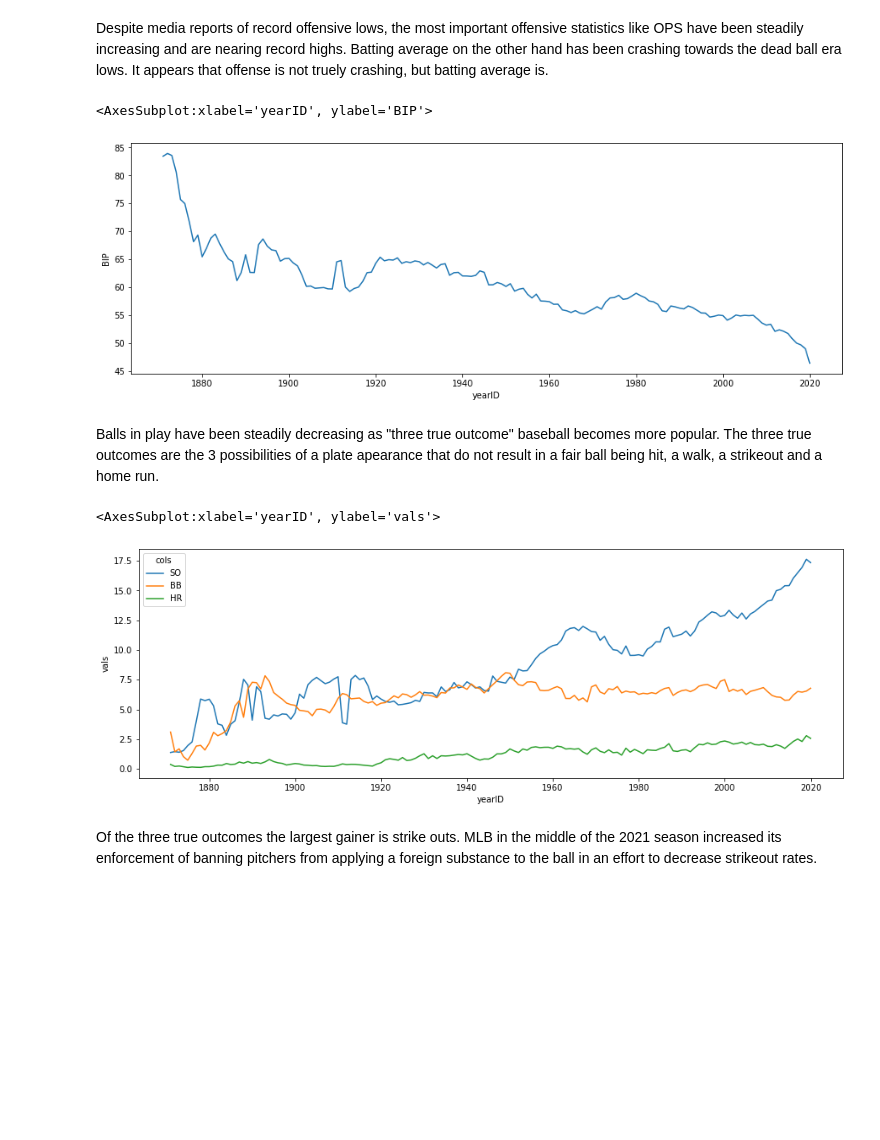
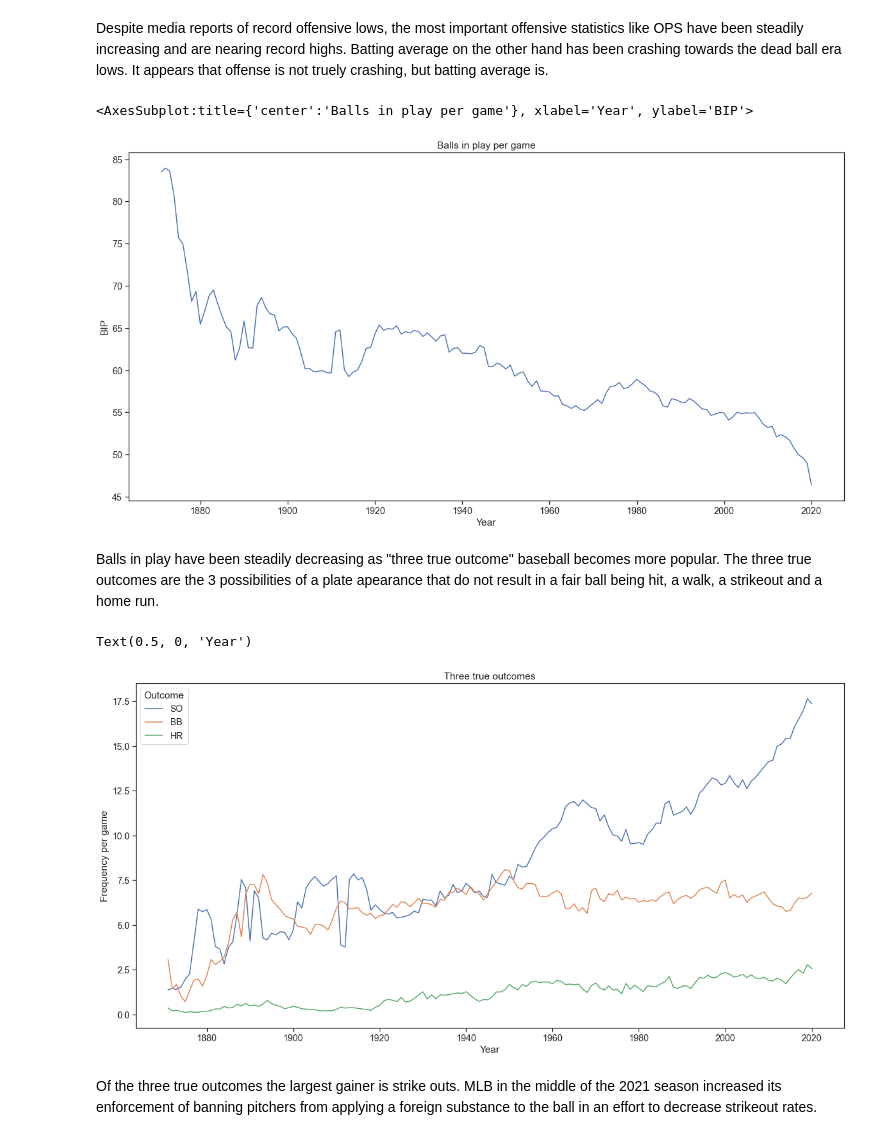
Before and after one commit to data301-2021-winter1/project-group37-project, a Jupyter notebook: notebooks/analysis1.ipynb, the cells around one changed output. Saved outputs shown, nothing was run; the diff lists cells and outputs as text; code cells hidden in the pictures; blank space fills up the shorter version.

```diff
--- a/notebooks/analysis1.ipynb
+++ b/notebooks/analysis1.ipynb
@@ -287,6 +770,4 @@ bat = batting_load_and_process('../data/raw/Batting.csv')
 pitch = pitching_load_and_process('../data/raw/Pitching.csv')
 clean = merge_batting_pitching(bat, pitch)
 norm = normal_data(clean)
-per_game = clean.div(clean['games'], axis = 0)
-per_game[['decade', 'games', 'yearID']] = clean[['decade', 'games', 'yearID']]
-per_game['H']
+per_game = per_game(clean)
@@ -336,20 +808,27 @@ sns.lineplot(x = 'yearID', y = 'vals', hue = 'cols', data = df)
 # %% [markdown]
 Despite media reports of record offensive lows, the most important offensive statistics like OPS have been steadily increasing and are nearing record highs. Batting average on the other hand has been crashing towards the dead ball era lows. It appears that offense is not truely crashing, but batting average is.
 # %%
-plt.figure(figsize = (15,5))
-sns.lineplot(data = per_game, x = 'yearID', y = 'BIP')
+plt.figure(figsize = (20,10))
+ax = sns.lineplot(data = per_game, x = 'yearID', y = 'BIP')
+ax.set_title('Balls in play per game')
+ax.set_ylabel('BIP')
+ax.set_xlabel('Year')
+ax
 # %% [output]
-<AxesSubplot:xlabel='yearID', ylabel='BIP'>
+<AxesSubplot:title={'center':'Balls in play per game'}, xlabel='Year', ylabel='BIP'>
-[figure, old version]
+[figure, new version]
 # %% [markdown]
 Balls in play have been steadily decreasing as "three true outcome" baseball becomes more popular. The three true outcomes are the 3 possibilities of a plate apearance that do not result in a fair ball being hit, a walk, a strikeout and a home run.
 # %%
-plt.figure(figsize = (15,5))
-df = per_game.melt(id_vars='yearID', value_vars = ['SO', 'BB', 'HR'], var_name = 'cols', value_name = 'vals')
-sns.lineplot(x = 'yearID', y = 'vals', hue = 'cols', data = df)
+plt.figure(figsize = (20,10))
+df = per_game.melt(id_vars='yearID', value_vars = ['SO', 'BB', 'HR'], var_name = 'Outcome', value_name = 'vals')
+ax = sns.lineplot(x = 'yearID', y = 'vals', hue = 'Outcome', data = df)
+ax.set_title('Three true outcomes')
+ax.set_ylabel('Frequency per game')
+ax.set_xlabel('Year')
 # %% [output]
-<AxesSubplot:xlabel='yearID', ylabel='vals'>
+Text(0.5, 0, 'Year')
-[figure, old version]
+[figure, new version]
 # %% [markdown]
 Of the three true outcomes the largest gainer is strike outs. MLB in the middle of the 2021 season increased its enforcement of banning pitchers from applying a foreign substance to the ball in an effort to decrease strikeout rates.
 # %% [markdown]
```
Also changed, not shown: parts of 61 cells of this notebook, 1 other file.
